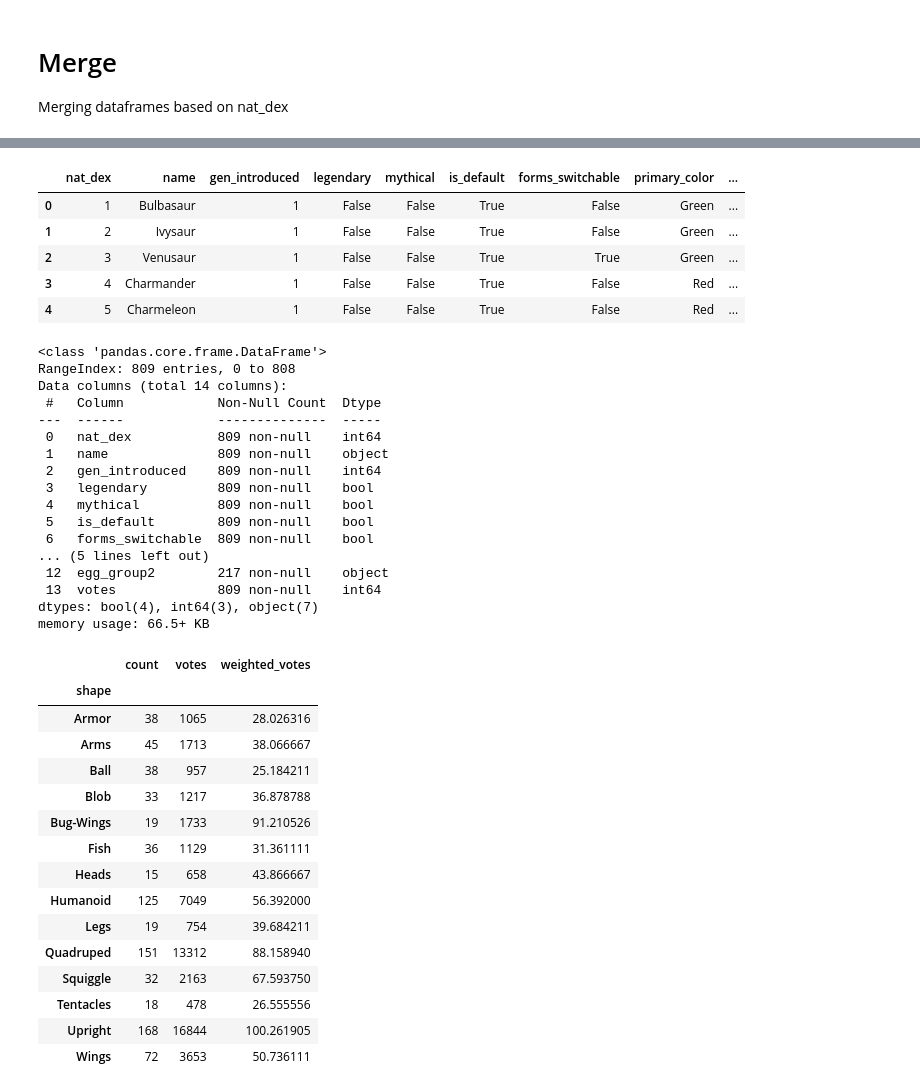
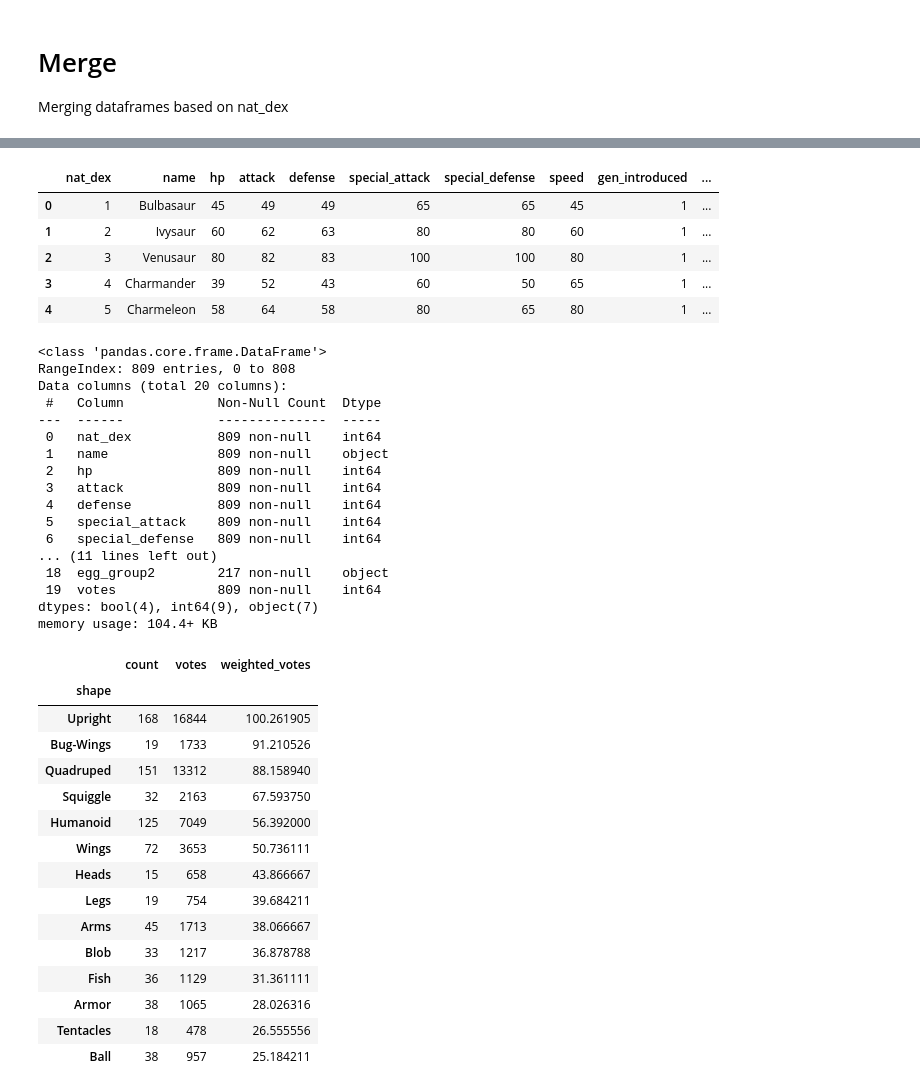
Before and after one commit to LeeMerrow/Pokemon-Popularity, a Jupyter notebook: Pokemon.ipynb, the cells around one changed output, grey strips where cells are left out. Saved outputs shown, nothing was run; the diff lists cells and outputs as text; code cells hidden in the pictures.

```diff
--- a/Pokemon.ipynb
+++ b/Pokemon.ipynb
@@ -166,8 +166,7 @@ stats
 # Dropping all columns that have '_attack_effectiveness' at the end of their column name
 stats = stats.loc[:,~stats.columns.str.endswith('_attack_effectiveness')]
 # Dropping other columns that will be unused
-columns_to_drop = ['abilities', 'typing', 'hp', 'attack', 'defense', 'special_attack',
-                   'special_defense', 'speed', 'height', 'weight','female_rate', 'genderless',
+columns_to_drop = ['abilities', 'typing', 'height', 'weight','female_rate', 'genderless',
                    'baby_pokemon', 'genus', 'base_experience', 'capture_rate', 'egg_groups',
                    'egg_cycles', 'base_happiness', 'can_evolve', 'evolves_from', 'number_pokemon_with_typing']
 stats = stats.drop(columns=columns_to_drop)
@@ -264,57 +266,58 @@ poke = poke.drop(columns='name_y')
 poke = poke.rename(columns={'name_x':'name'})
 poke.head()
 # %% [output]
-|  | nat_dex | name | gen_introduced | legendary | mythical | is_default | forms_switchable | primary_color | ... |
-| 0 | 1 | Bulbasaur | 1 | False | False | True | False | Green | ... |
-| 1 | 2 | Ivysaur | 1 | False | False | True | False | Green | ... |
-| 2 | 3 | Venusaur | 1 | False | False | True | True | Green | ... |
-| 3 | 4 | Charmander | 1 | False | False | True | False | Red | ... |
-| 4 | 5 | Charmeleon | 1 | False | False | True | False | Red | ... |
+|  | nat_dex | name | hp | attack | defense | special_attack | special_defense | speed | gen_introduced | ... |
+| 0 | 1 | Bulbasaur | 45 | 49 | 49 | 65 | 65 | 45 | 1 | ... |
+| 1 | 2 | Ivysaur | 60 | 62 | 63 | 80 | 80 | 60 | 1 | ... |
+| 2 | 3 | Venusaur | 80 | 82 | 83 | 100 | 100 | 80 | 1 | ... |
+| 3 | 4 | Charmander | 39 | 52 | 43 | 60 | 50 | 65 | 1 | ... |
+| 4 | 5 | Charmeleon | 58 | 64 | 58 | 80 | 65 | 80 | 1 | ... |
 # %%
 # checking to see how many non-null there is for each column. only type2 and egg_group2 should not be the same
 poke.info()
 # %% [output]
 <class 'pandas.core.frame.DataFrame'>
 RangeIndex: 809 entries, 0 to 808
-Data columns (total 14 columns):
+Data columns (total 20 columns):
  #   Column            Non-Null Count  Dtype
 ---  ------            --------------  -----
  0   nat_dex           809 non-null    int64
  1   name              809 non-null    object
- 2   gen_introduced    809 non-null    int64
- 3   legendary         809 non-null    bool
- 4   mythical          809 non-null    bool
- 5   is_default        809 non-null    bool
- 6   forms_switchable  809 non-null    bool
-... (5 lines left out)
- 12  egg_group2        217 non-null    object
- 13  votes             809 non-null    int64
-dtypes: bool(4), int64(3), object(7)
-memory usage: 66.5+ KB
+ 2   hp                809 non-null    int64
+ 3   attack            809 non-null    int64
+ 4   defense           809 non-null    int64
+ 5   special_attack    809 non-null    int64
+ 6   special_defense   809 non-null    int64
+... (11 lines left out)
+ 18  egg_group2        217 non-null    object
+ 19  votes             809 non-null    int64
+dtypes: bool(4), int64(9), object(7)
+memory usage: 104.4+ KB
 # %%
 shape = poke.groupby('shape').sum()
-columns_to_drop = ['nat_dex', 'name', 'gen_introduced',
-                   'legendary', 'mythical', 'forms_switchable',
-                   'primary_color', 'type1', 'type2', 'egg_group1', 'egg_group2']
+columns_to_drop = ['nat_dex', 'name', 'gen_introduced','hp',
+                'attack', 'defense', 'special_attack','special_defense',
+                'speed', 'legendary', 'mythical', 'forms_switchable',
+                'primary_color', 'type1', 'type2', 'egg_group1', 'egg_group2']
 shape = shape.drop(columns=columns_to_drop)
 shape = shape.rename(columns={'is_default':'count'})
 shape['weighted_votes'] = shape['votes']/shape['count']
-shape
+shape.sort_values('weighted_votes', ascending=False)
 # %% [output]
 |  | count | votes | weighted_votes |
 | shape |  |  |  |
-| Armor | 38 | 1065 | 28.026316 |
-| Arms | 45 | 1713 | 38.066667 |
-| Ball | 38 | 957 | 25.184211 |
-| Blob | 33 | 1217 | 36.878788 |
+| Upright | 168 | 16844 | 100.261905 |
 | Bug-Wings | 19 | 1733 | 91.210526 |
-| Fish | 36 | 1129 | 31.361111 |
-| Heads | 15 | 658 | 43.866667 |
-| Humanoid | 125 | 7049 | 56.392000 |
-| Legs | 19 | 754 | 39.684211 |
 | Quadruped | 151 | 13312 | 88.158940 |
 | Squiggle | 32 | 2163 | 67.593750 |
+| Humanoid | 125 | 7049 | 56.392000 |
+| Wings | 72 | 3653 | 50.736111 |
+| Heads | 15 | 658 | 43.866667 |
+| Legs | 19 | 754 | 39.684211 |
+| Arms | 45 | 1713 | 38.066667 |
+| Blob | 33 | 1217 | 36.878788 |
+| Fish | 36 | 1129 | 31.361111 |
+| Armor | 38 | 1065 | 28.026316 |
 | Tentacles | 18 | 478 | 26.555556 |
-| Upright | 168 | 16844 | 100.261905 |
-| Wings | 72 | 3653 | 50.736111 |
+| Ball | 38 | 957 | 25.184211 |
 # %%
```
Also changed, not shown: parts of 9 cells of this notebook.
